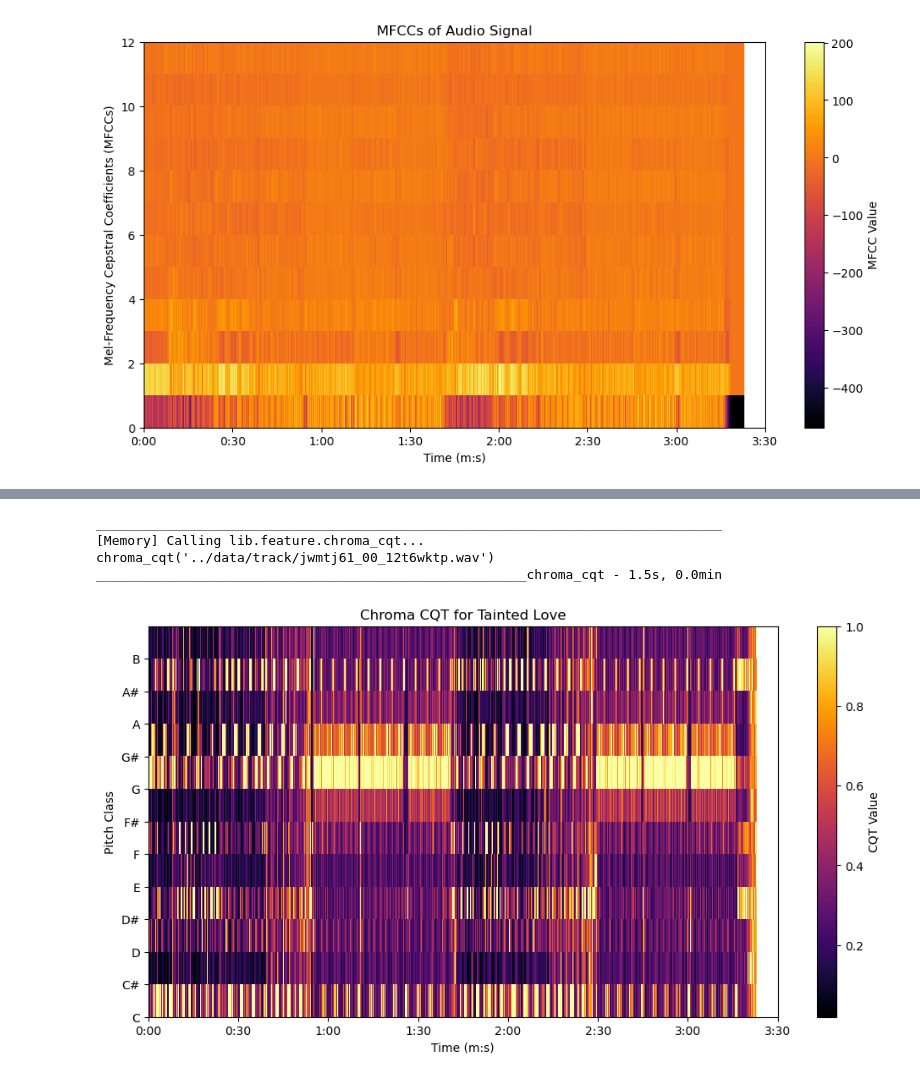
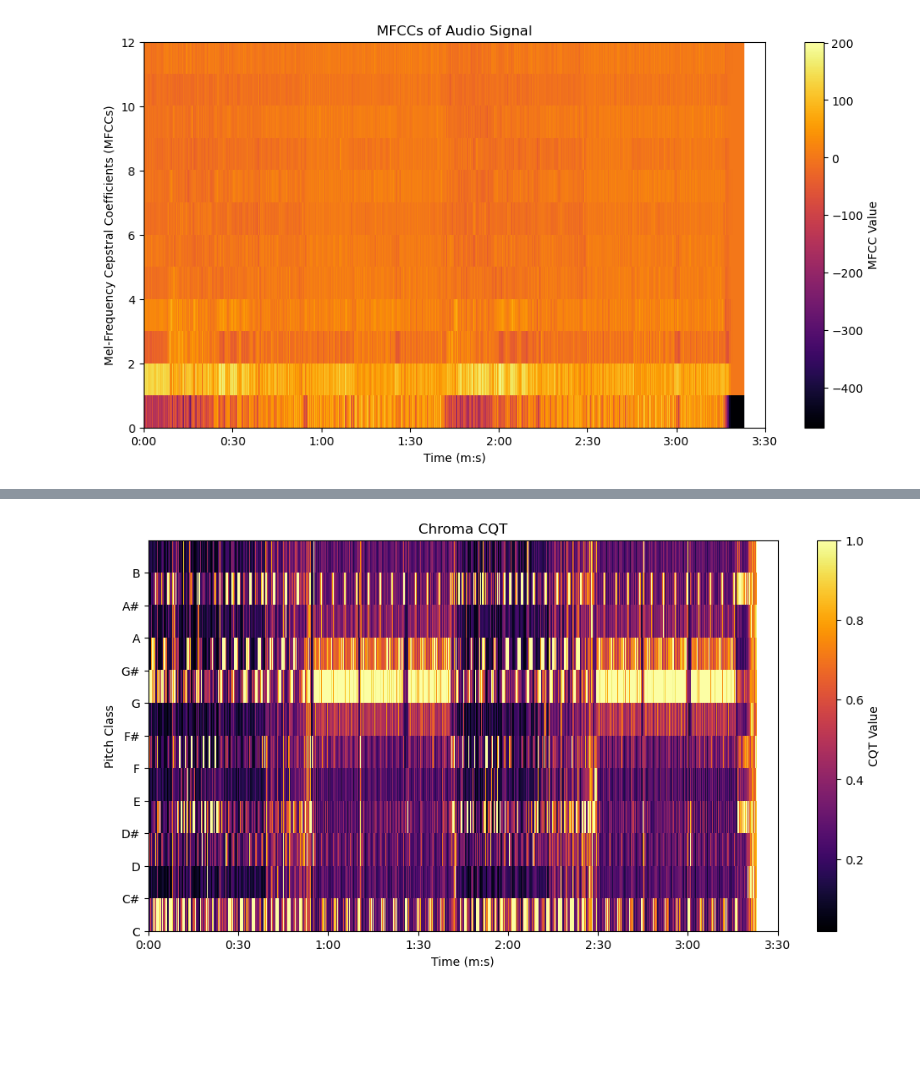
Before and after one commit to michaelhein39/dj-transition-predictor, a Jupyter notebook: notebooks/features_eda.ipynb, the cells around one changed output, grey strips where cells are left out. Drawn from its saved outputs; the diff is of its cells as text; code cells hidden in the pictures; blank space fills up the shorter version.

```diff
--- a/notebooks/features_eda.ipynb
+++ b/notebooks/features_eda.ipynb
@@ -308,35 +306,31 @@ _________________________________________________beat_chroma_cens - 0.0s, 0.0min
 # %%
 # Compute chroma CQT
 chroma_cqt = ft.chroma_cqt(audio_path)
 
 # Convert frames to time in seconds
 time_axis = np.arange(chroma_cqt.shape[1]) * HOP_LENGTH / sr
 
 # Create an image of the chroma CQT
 plt.figure(figsize=(12, 6))
 plt.imshow(chroma_cqt, cmap='inferno', origin='lower', aspect='auto', interpolation='none',
            extent=[time_axis[0], time_axis[-1], 0, chroma_cqt.shape[0]])
 
 pitch_classes = ['C', 'C#', 'D', 'D#', 'E', 'F', 'F#', 'G', 'G#', 'A', 'A#', 'B']
 plt.yticks(np.arange(12), pitch_classes)
 plt.ylabel('Pitch Class')
 
 plt.xlabel('Time (m:s)')
-plt.title('Chroma CQT for Tainted Love')
+plt.title('Chroma CQT')
 plt.colorbar(label='CQT Value')
 
 # Set specific ticks at 30-second intervals up to the maximum time in the time_axis
 max_time = time_axis[-1]
 tick_positions = np.arange(0, max_time + 30, 30)
 plt.xticks(tick_positions, [format_time(t, None) for t in tick_positions], fontsize=10)
 
 plt.show()
 # %% [output]
-________________________________________________________________________________
-[Memory] Calling lib.feature.chroma_cqt...
-chroma_cqt('../data/track/jwmtj61_00_12t6wktp.wav')
-_______________________________________________________chroma_cqt - 1.5s, 0.0min
-[figure, old version]
+[figure, new version]
 # %%
 # Compute beat chroma CQT
 beat_chroma_cqt = ft.beat_chroma_cqt(audio_path)
```
Also changed, not shown: parts of 17 cells of this notebook.
